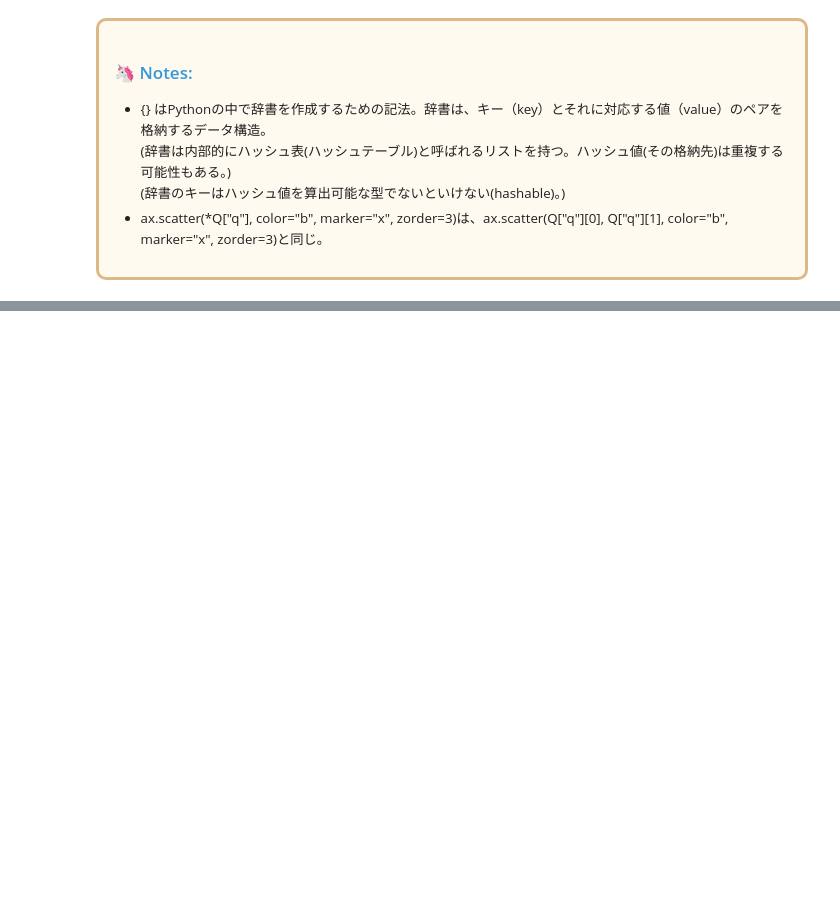
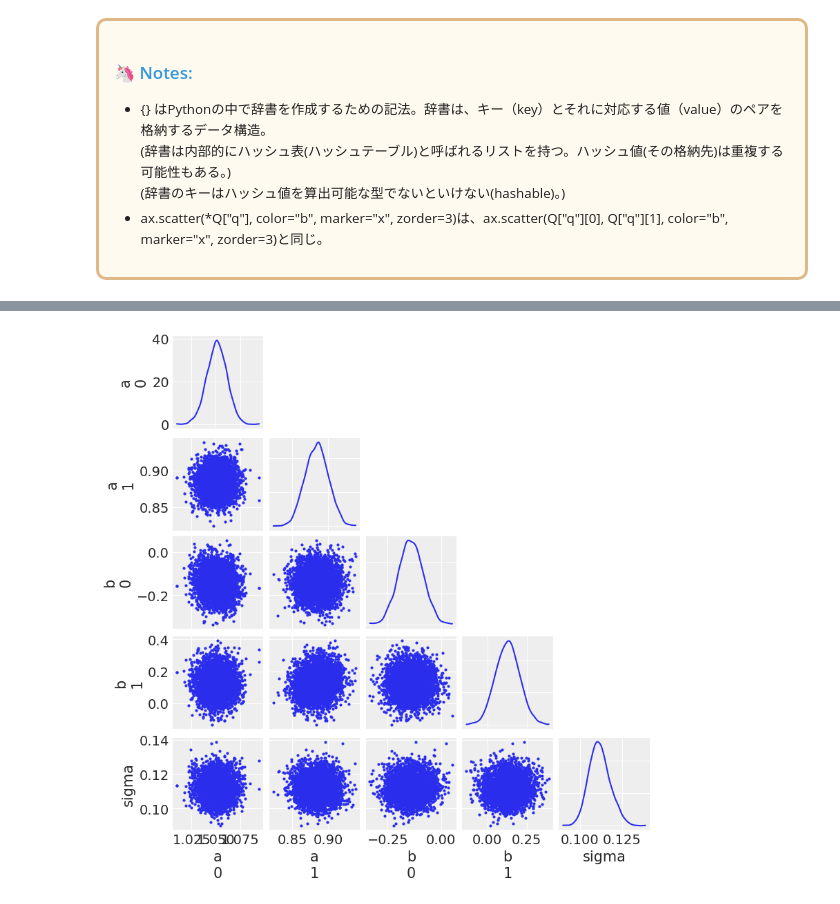
Before and after one commit to styuk/Bayes-Python, a Jupyter notebook: chapter9/chapter9.ipynb, the cells around one changed output, grey strips where cells are left out. Drawn from its saved outputs; the diff is of its cells as text; code cells hidden in the pictures; blank space fills up the shorter version.

```diff
--- a/chapter9/chapter9.ipynb
+++ b/chapter9/chapter9.ipynb
@@ -272,0 +275,7 @@ for L, ax in zip([11, 28], axs):
+# %%
+d = pd.read_csv("rugged.csv", delimiter=";")
+d["log_gdp"] = np.log(d["rgdppc_2000"])
+
+dd = d.dropna(subset=["log_gdp"])
+dd["log_gdp_std"] = dd["log_gdp"]/ dd["log_gdp"].mean()
+dd["rugged_std"] = dd["rugged"] / dd["rugged"].max()
@@ -272,0 +290,15 @@ for L, ax in zip([11, 28], axs):
+# %%
+cid = pd.Categorical(dd["cont_africa"])
+
+with pm.Model () as m_8_3:
+    a = pm.Normal("a", 1, 0.2, shape=cid.categories.size)
+    b = pm.Normal("b", 0, 0.3, shape=cid.categories.size)
+
+    mu = a[np.array(cid)] + b[np.array(cid)] * (dd["rugged_std"].values - 0.215)
+    sigma = pm.Exponential("sigma", 1)
+
+    log_gdp_std = pm.Normal("log_gdp_std", mu, sigma, observed=dd["log_gdp_std"].values)
+
+    m_8_3_trace = pm.sample()
+
+az.summary(m_8_3_trace, kind="all", round_to=2)
@@ -272,0 +318,4 @@ for L, ax in zip([11, 28], axs):
+# %%
+az.plot_pair(m_8_3_trace, figsize=[8, 8], marginals=True);
+# %% [output]
+[figure, added]
```
Also changed, not shown: parts of 16 cells of this notebook.
